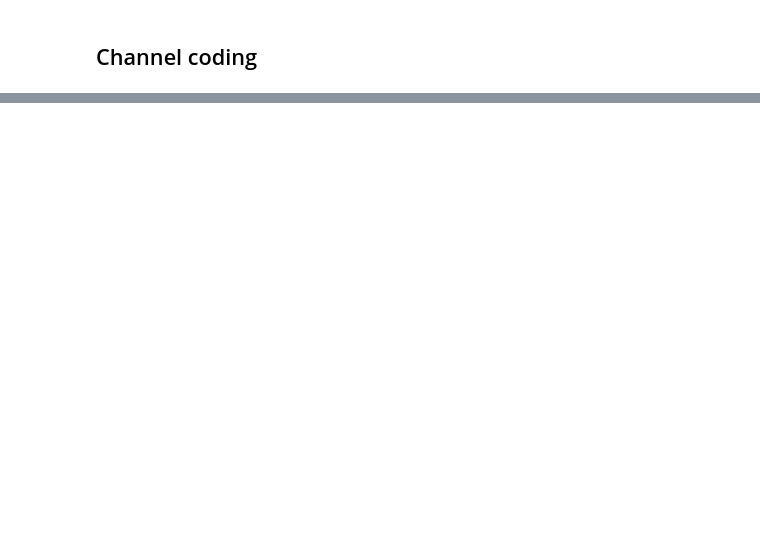
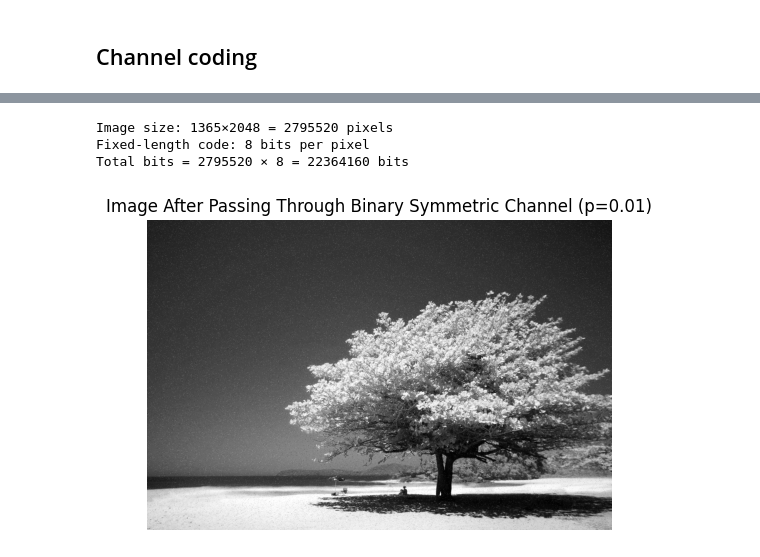
Before and after one commit to Azzagal/ICT-project-2, a Jupyter notebook: s203724s204896.ipynb, the cells around one changed output, grey strips where cells are left out. Saved outputs shown, nothing was run; the diff lists cells and outputs as text; code cells hidden in the pictures; blank space fills up the shorter version.

Commit message:
finished the code for the channel coding part

```diff
--- a/s203724s204896.ipynb
+++ b/s203724s204896.ipynb
@@ -521,0 +534,42 @@ print("Compression rate:", compression_rate_lz77)
+# %%
+# Question 18:
+
+height, width = img.shape
+num_pixels = height * width
+
+bits_per_pixel = 8
+total_bits = num_pixels * bits_per_pixel
+
+print(f"Image size: {height}×{width} = {num_pixels} pixels")
+print(f"Fixed-length code: {bits_per_pixel} bits per pixel")
+print(f"Total bits = {num_pixels} × {bits_per_pixel} = {total_bits} bits")
+# %% [output]
+Image size: 1365×2048 = 2795520 pixels
+Fixed-length code: 8 bits per pixel
+Total bits = 2795520 × 8 = 22364160 bits
+# %%
+# Question 19:
+
+# Step 1: Flatten the image and convert each pixel to its 8-bit binary representation
+height, width = img.shape
+num_pixels = height * width
+flat_pixels = img.reshape(-1, 1)
+bit_array = np.unpackbits(flat_pixels, axis=1)  # shape: (num_pixels, 8)
+
+# Step 2: Simulate a Binary Symmetric Channel with bit-flip probability 0.01
+flip_probability = 0.01
+random_flips = (np.random.rand(*bit_array.shape) < flip_probability).astype(np.uint8)
+noisy_bits = bit_array ^ random_flips  # apply XOR to simulate flipping
+
+# Step 3: Convert the corrupted bits back to uint8 pixel values
+noisy_flat_pixels = np.packbits(noisy_bits, axis=1).flatten()
+noisy_img = noisy_flat_pixels.reshape((height, width)).astype(np.uint8)
+
+# Step 4: Display the decoded (corrupted) image
+plt.figure(figsize=(6, 6))
+plt.imshow(noisy_img, cmap='gray', vmin=0, vmax=255)
+plt.title("Image After Passing Through Binary Symmetric Channel (p=0.01)")
+plt.axis('off')
+plt.show()
+# %% [output]
+[figure, added]
```
Also changed, not shown: parts of 6 cells of this notebook.
